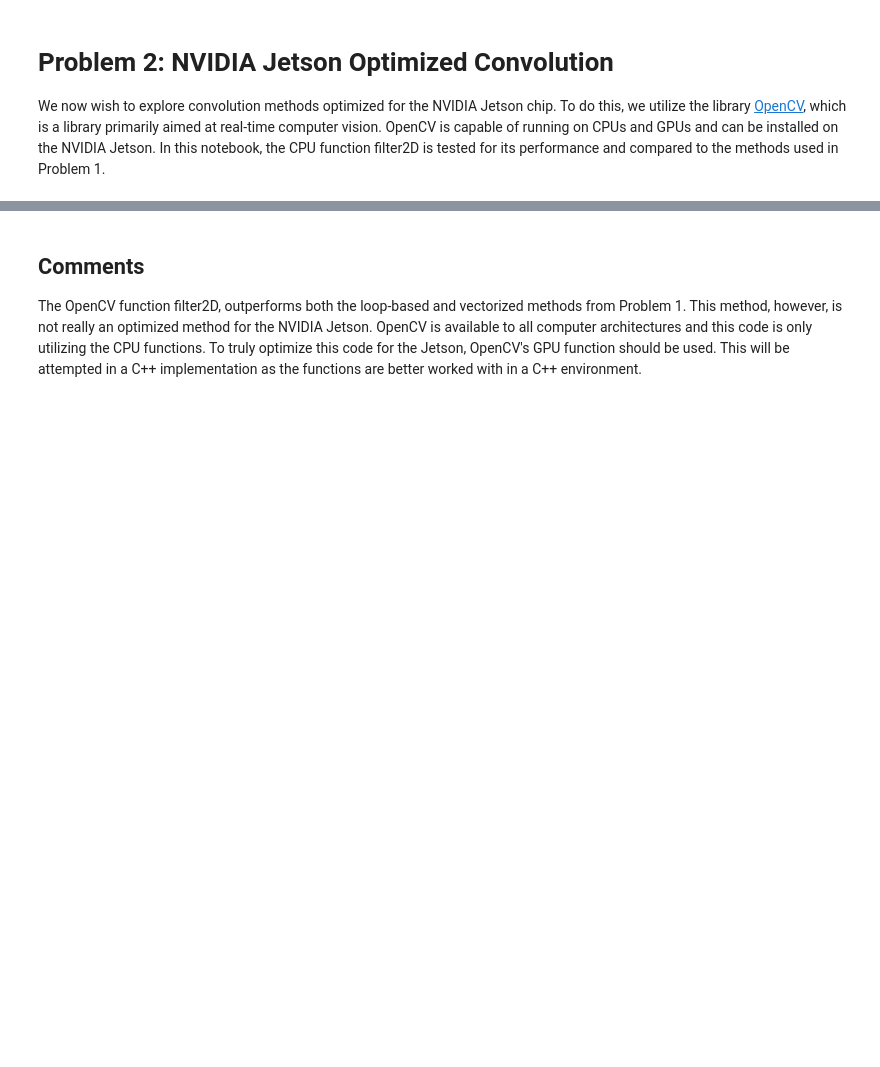
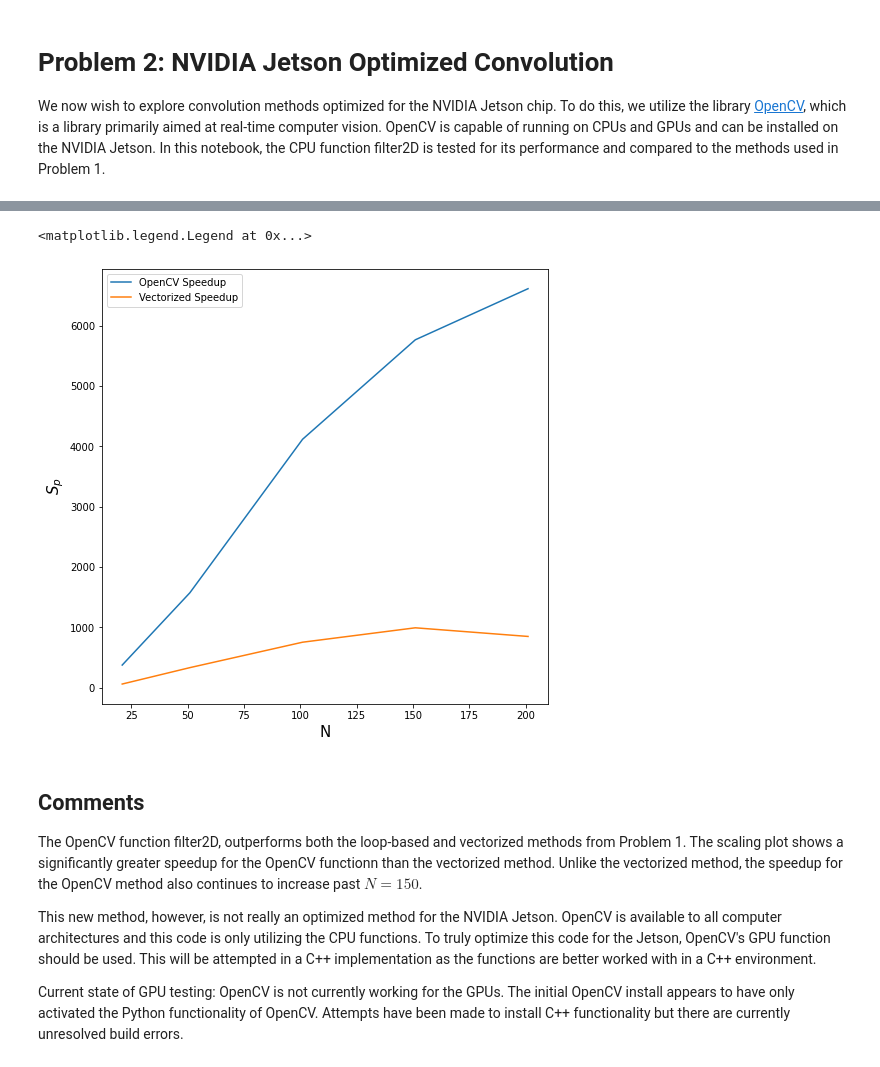
Before and after one commit to ubsuny/pde-convolution-nvidia-jetson, a Jupyter notebook: Problem2.ipynb, the cells around one changed output, grey strips where cells are left out. Cells and saved outputs as stored; diff of their text form; code cells hidden in the pictures; blank space fills up the shorter version.

Commit message:
Python Complete:C++ Incomplete

```diff
--- a/Problem2.ipynb
+++ b/Problem2.ipynb
@@ -50,7 +50,26 @@ plt.plot(np.abs(U_[:,N//2]))
 # %%
-N = [21,51,101,151,201]
-t_cv = [1.6823291778564453, 2.827620506286621, 4.4998979568481445, 7.379860877990723, 11.490273475646973]
+N = np.array([21,51,101,151,201])
+t_cv = np.array([1.6823291778564453, 2.827620506286621, 4.4998979568481445, 7.379860877990723, 11.490273475646973])
+loop_time_data = np.array([630.4843425750732 , 4446.524381637573, 18528.327703475952, 42553.7531375885, 75990.71741104126])
+vector_time_data = np.array([10.460376739501953, 13.392448425292969, 24.58786964416504, 42.882680892944336, 89.49494361877441])
+
+Sp_data_cv = loop_time_data/t_cv
+Sp_data_vector = loop_time_data/vector_time_data
+
+plt.figure(figsize=(8,8))
+plt.plot(N, Sp_data_cv, label="OpenCV Speedup")
+plt.plot(N, Sp_data_vector, label="Vectorized Speedup")
+plt.xlabel("N",fontsize=15)
+plt.ylabel("$S_p$",fontsize=15)
+plt.legend()
+# %% [output]
+<matplotlib.legend.Legend at 0x...>
+[figure, added]
 # %% [markdown]
 ## Comments
 
-The OpenCV function filter2D, outperforms both the loop-based and vectorized methods from Problem 1.  This method, however, is not really an optimized method for the NVIDIA Jetson.  OpenCV is available to all computer architectures and this code is only utilizing the CPU functions.  To truly optimize this code for the Jetson, OpenCV's GPU function should be used.  This will be attempted in a C++ implementation as the functions are better worked with in a C++ environment.
+The OpenCV function filter2D, outperforms both the loop-based and vectorized methods from Problem 1. The scaling plot shows a significantly greater speedup for the OpenCV functionn than the vectorized method.  Unlike the vectorized method, the speedup for the OpenCV method also continues to increase past $N=150$.
+
+This new method, however, is not really an optimized method for the NVIDIA Jetson.  OpenCV is available to all computer architectures and this code is only utilizing the CPU functions.  To truly optimize this code for the Jetson, OpenCV's GPU function should be used.  This will be attempted in a C++ implementation as the functions are better worked with in a C++ environment.
+
+Current state of GPU testing:  OpenCV is not currently working for the GPUs.  The initial OpenCV install appears to have only activated the Python functionality of OpenCV.  Attempts have been made to install C++ functionality but there are currently unresolved build errors.
```
Also changed, not shown: parts of 4 cells of this notebook, 2 other files.
